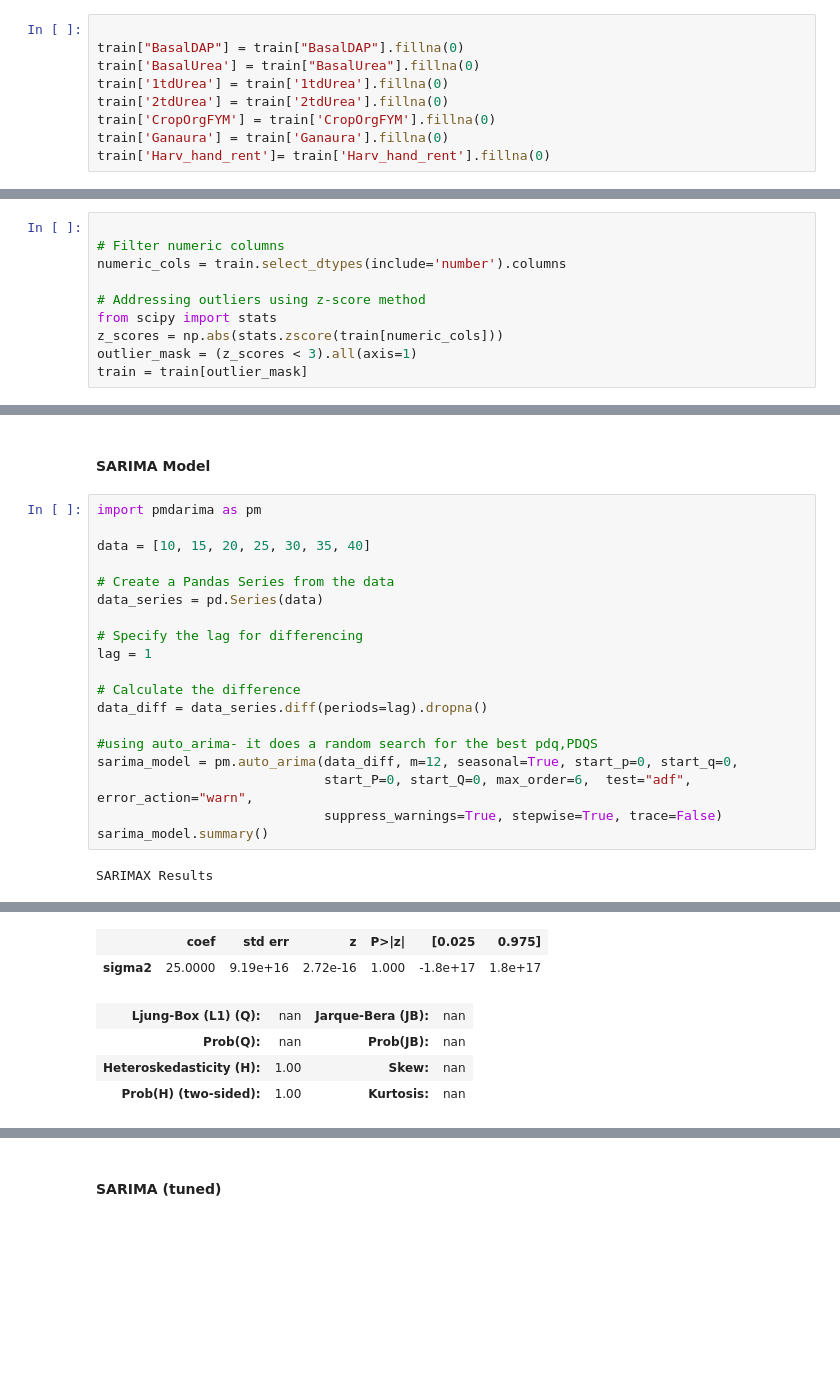
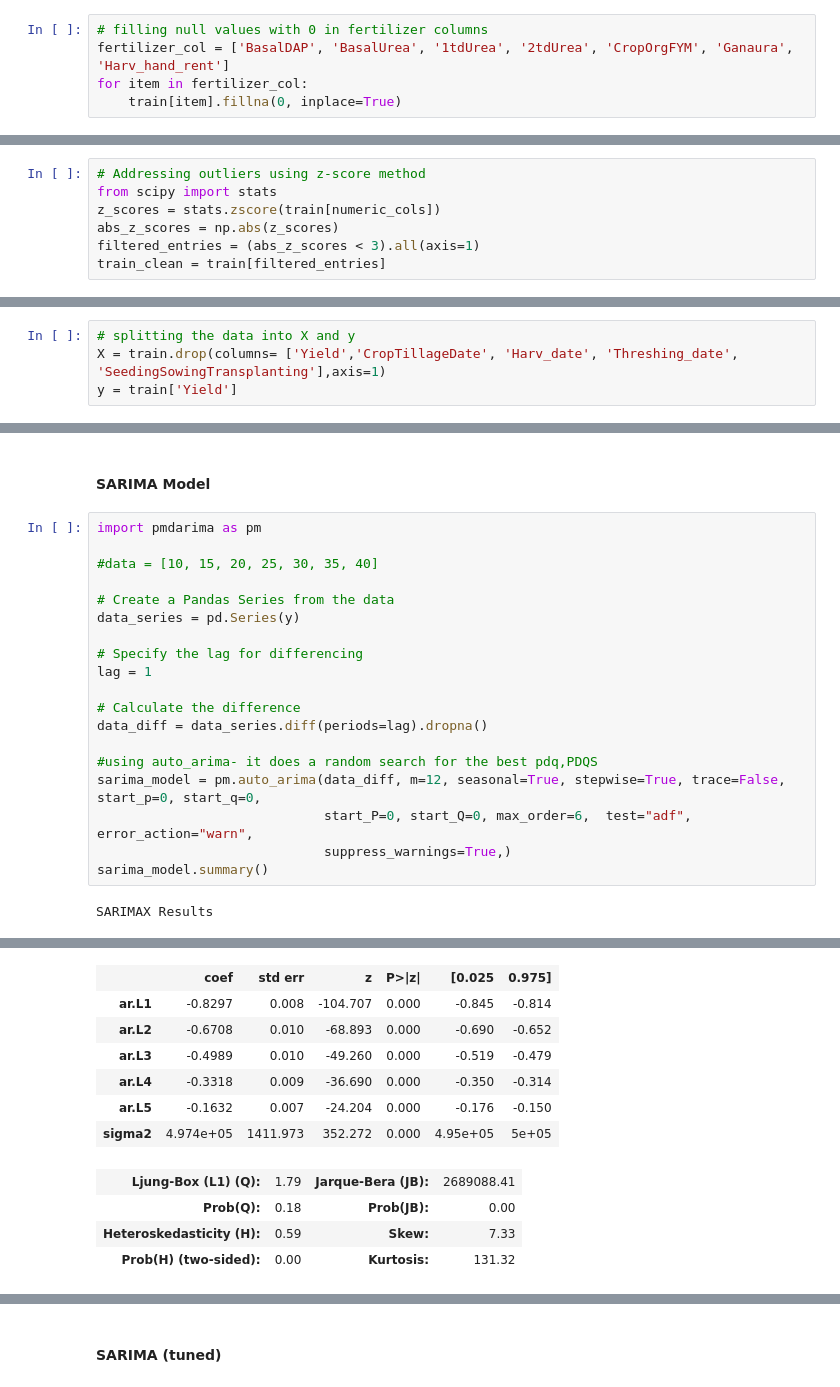
Before and after one commit to JOHNMARK-cmd/phase5project, a Jupyter notebook: GROUP-SIX (2).ipynb, the cells around one changed output, grey strips where cells are left out. Cells and saved outputs as stored; diff of their text form; blank space fills up the shorter version.

```diff
--- a/GROUP-SIX (2).ipynb
+++ b/GROUP-SIX (2).ipynb
@@ -343,15 +340,11 @@ Some farmers applied both the fertilizers (basalDAP and basalUrea) while others
 We replace NaN in Ganaura and GanauraFYM with zero because
 
 We replace Harv_hand_rent NaN with zero because the farmers used machines instead.
-# %%
-
-train["BasalDAP"] = train["BasalDAP"].fillna(0)
-train['BasalUrea'] = train["BasalUrea"].fillna(0)
-train['1tdUrea'] = train['1tdUrea'].fillna(0)
-train['2tdUrea'] = train['2tdUrea'].fillna(0)
-train['CropOrgFYM'] = train['CropOrgFYM'].fillna(0)
-train['Ganaura'] = train['Ganaura'].fillna(0)
-train['Harv_hand_rent']= train['Harv_hand_rent'].fillna(0)
+# %%
+# filling null values with 0 in fertilizer columns
+fertilizer_col = ['BasalDAP', 'BasalUrea', '1tdUrea', '2tdUrea', 'CropOrgFYM', 'Ganaura', 'Harv_hand_rent']
+for item in fertilizer_col:
+    train[item].fillna(0, inplace=True)
 # %%
 train.isna().sum().sort_values(ascending = False)
 # %% [output]
@@ -719,15 +778,12 @@ plt.show()
 # %% [output]
 [figure]
 # %%
-
-# Filter numeric columns
-numeric_cols = train.select_dtypes(include='number').columns
-
 # Addressing outliers using z-score method
 from scipy import stats
-z_scores = np.abs(stats.zscore(train[numeric_cols]))
-outlier_mask = (z_scores < 3).all(axis=1)
-train = train[outlier_mask]
+z_scores = stats.zscore(train[numeric_cols])
+abs_z_scores = np.abs(z_scores)
+filtered_entries = (abs_z_scores < 3).all(axis=1)
+train_clean = train[filtered_entries]
 # %% [markdown]
 ## MODELING
 # %% [markdown]
@@ -797,3 +853,7 @@ long_df.head()
 5 rows × 32 columns
 # %% [markdown]
 ## Modelling
+# %%
+# splitting the data into X and y
+X = train.drop(columns= ['Yield','CropTillageDate', 'Harv_date', 'Threshing_date', 'SeedingSowingTransplanting'],axis=1)
+y = train['Yield']
@@ -1016,10 +1054,10 @@ plt.show()
 # %%
 import pmdarima as pm
 
-data = [10, 15, 20, 25, 30, 35, 40]
+#data = [10, 15, 20, 25, 30, 35, 40]
 
 # Create a Pandas Series from the data
-data_series = pd.Series(data)
+data_series = pd.Series(y)
 
 # Specify the lag for differencing
 lag = 1
@@ -1028,9 +1066,9 @@ lag = 1
 data_diff = data_series.diff(periods=lag).dropna()
 
 #using auto_arima- it does a random search for the best pdq,PDQS
-sarima_model = pm.auto_arima(data_diff, m=12, seasonal=True, start_p=0, start_q=0,
+sarima_model = pm.auto_arima(data_diff, m=12, seasonal=True, stepwise=True, trace=False, start_p=0, start_q=0,
                              start_P=0, start_Q=0, max_order=6,  test="adf", error_action="warn",
-                             suppress_warnings=True, stepwise=True, trace=False)
+                             suppress_warnings=True,)
 sarima_model.summary()
 # %% [output]
 SARIMAX Results
@@ -1043,10 +1081,15 @@ SARIMAX Results
 | Covariance Type: | opg |  |  |
 |  | coef | std err | z | P>|z| | [0.025 | 0.975] |
-| sigma2 | 25.0000 | 9.19e+16 | 2.72e-16 | 1.000 | -1.8e+17 | 1.8e+17 |
+| ar.L1 | -0.8297 | 0.008 | -104.707 | 0.000 | -0.845 | -0.814 |
+| ar.L2 | -0.6708 | 0.010 | -68.893 | 0.000 | -0.690 | -0.652 |
+| ar.L3 | -0.4989 | 0.010 | -49.260 | 0.000 | -0.519 | -0.479 |
+| ar.L4 | -0.3318 | 0.009 | -36.690 | 0.000 | -0.350 | -0.314 |
+| ar.L5 | -0.1632 | 0.007 | -24.204 | 0.000 | -0.176 | -0.150 |
+| sigma2 | 4.974e+05 | 1411.973 | 352.272 | 0.000 | 4.95e+05 | 5e+05 |
-| Ljung-Box (L1) (Q): | nan | Jarque-Bera (JB): | nan |
-| Prob(Q): | nan | Prob(JB): | nan |
-| Heteroskedasticity (H): | 1.00 | Skew: | nan |
-| Prob(H) (two-sided): | 1.00 | Kurtosis: | nan |
+| Ljung-Box (L1) (Q): | 1.79 | Jarque-Bera (JB): | 2689088.41 |
+| Prob(Q): | 0.18 | Prob(JB): | 0.00 |
+| Heteroskedasticity (H): | 0.59 | Skew: | 7.33 |
+| Prob(H) (two-sided): | 0.00 | Kurtosis: | 131.32 |
 Warnings:
 [1] Covariance matrix calculated using the outer product of gradients (complex-step).
 # %% [markdown]
```
Also changed, not shown: parts of 59 cells of this notebook, 7 other files.
